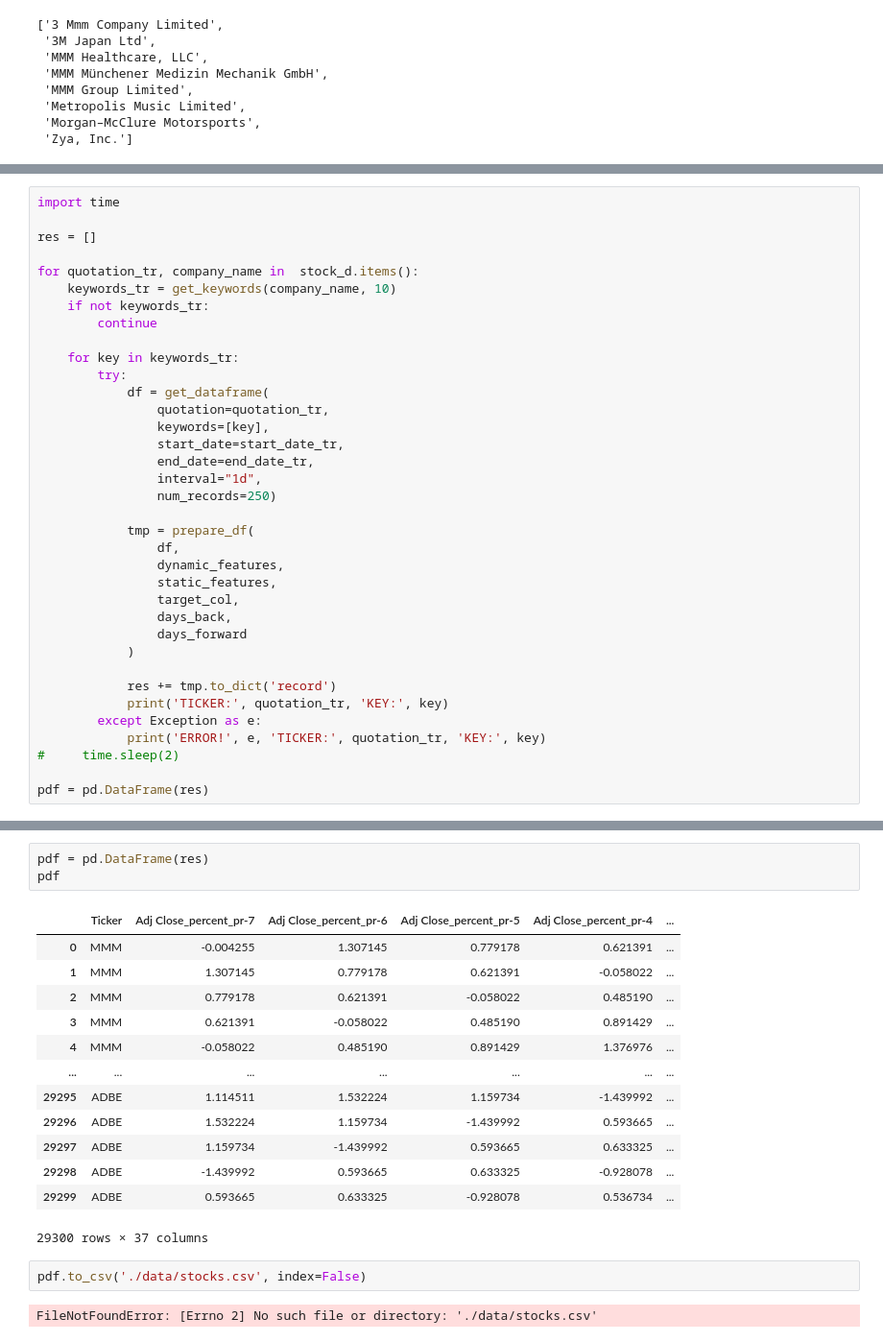
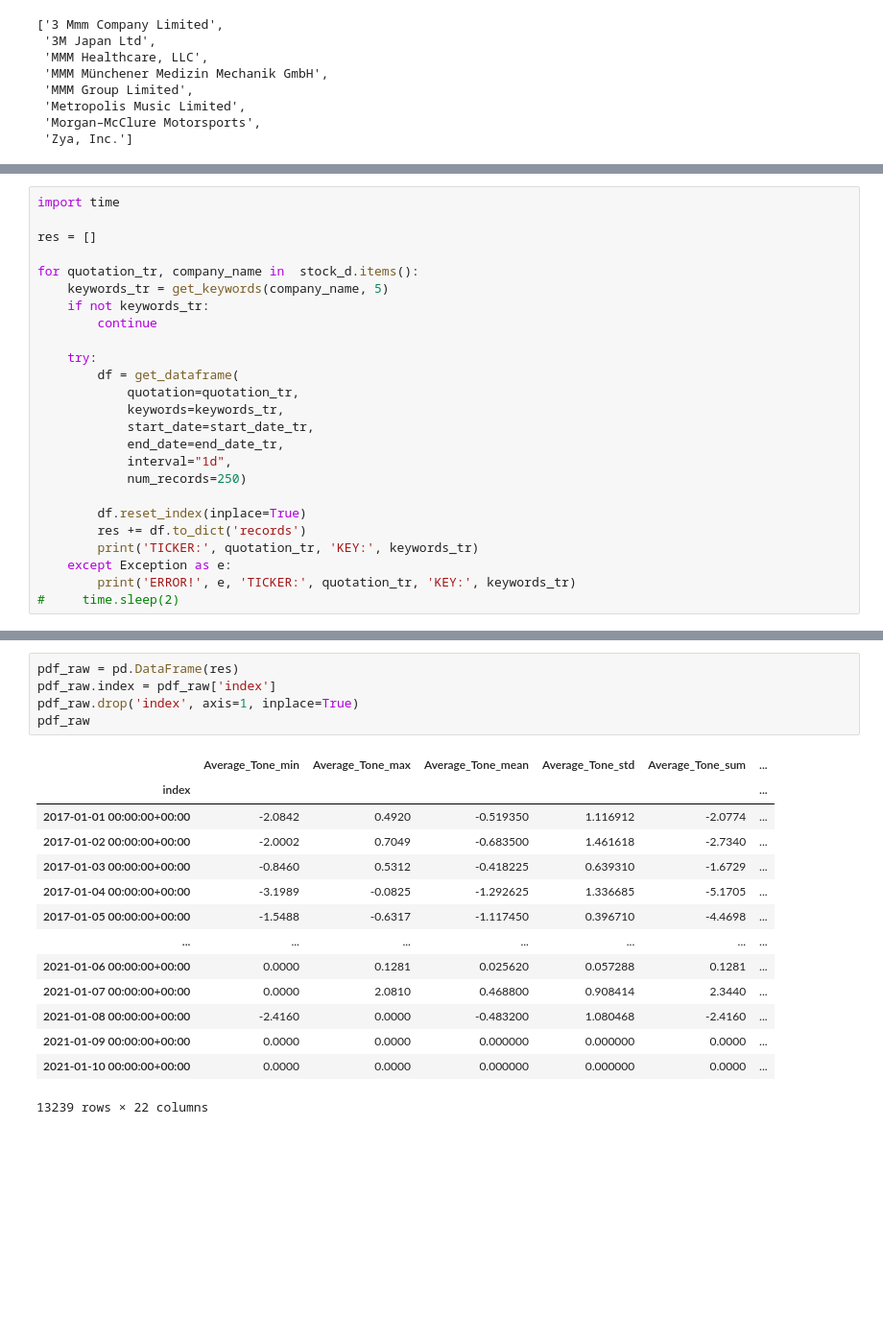
Before and after one commit to comptech-winter-school/stock-news, a Jupyter notebook: DS/catboost_example.ipynb, the cells around one changed output, grey strips where cells are left out. Shown at 96% size. Drawn from its saved outputs; the diff is of its cells as text; blank space fills up the shorter version.

Commit message:
Fixed notebook & upload_data

```diff
--- a/DS/catboost_example.ipynb
+++ b/DS/catboost_example.ipynb
@@ -218,34 +212,23 @@ import time
 res = []
 
 for quotation_tr, company_name in  stock_d.items():
-    keywords_tr = get_keywords(company_name, 10)
+    keywords_tr = get_keywords(company_name, 5)
     if not keywords_tr:
         continue
 
-    for key in keywords_tr:
-        try:
-            df = get_dataframe(
-                quotation=quotation_tr,
-                keywords=[key],
-                start_date=start_date_tr,
-                end_date=end_date_tr,
-                interval="1d",
-                num_records=250)
+    try:
+        df = get_dataframe(
+            quotation=quotation_tr,
+            keywords=keywords_tr,
+            start_date=start_date_tr,
+            end_date=end_date_tr,
+            interval="1d",
+            num_records=250)
 
-            tmp = prepare_df(
-                df,
-                dynamic_features,
-                static_features,
-                target_col,
-                days_back,
-                days_forward
-            )
-
-            res += tmp.to_dict('record')
-            print('TICKER:', quotation_tr, 'KEY:', key)
-        except Exception as e:
-            print('ERROR!', e, 'TICKER:', quotation_tr, 'KEY:', key)
+        df.reset_index(inplace=True)
+        res += df.to_dict('records')
+        print('TICKER:', quotation_tr, 'KEY:', keywords_tr)
+    except Exception as e:
+        print('ERROR!', e, 'TICKER:', quotation_tr, 'KEY:', keywords_tr)
 #     time.sleep(2)
-
-pdf = pd.DataFrame(res)
 # %% [output]
@@ -278,21 +252,20 @@ TICKER: ABT KEY: Vinamilk
-# %%
-pdf = pd.DataFrame(res)
-pdf
-# %% [output]
-|  | Ticker | Adj Close_percent_pr-7 | Adj Close_percent_pr-6 | Adj Close_percent_pr-5 | Adj Close_percent_pr-4 | ... |
-| 0 | MMM | -0.004255 | 1.307145 | 0.779178 | 0.621391 | ... |
-| 1 | MMM | 1.307145 | 0.779178 | 0.621391 | -0.058022 | ... |
-| 2 | MMM | 0.779178 | 0.621391 | -0.058022 | 0.485190 | ... |
-| 3 | MMM | 0.621391 | -0.058022 | 0.485190 | 0.891429 | ... |
-| 4 | MMM | -0.058022 | 0.485190 | 0.891429 | 1.376976 | ... |
-| ... | ... | ... | ... | ... | ... | ... |
-| 29295 | ADBE | 1.114511 | 1.532224 | 1.159734 | -1.439992 | ... |
-| 29296 | ADBE | 1.532224 | 1.159734 | -1.439992 | 0.593665 | ... |
-| 29297 | ADBE | 1.159734 | -1.439992 | 0.593665 | 0.633325 | ... |
-| 29298 | ADBE | -1.439992 | 0.593665 | 0.633325 | -0.928078 | ... |
-| 29299 | ADBE | 0.593665 | 0.633325 | -0.928078 | 0.536734 | ... |
-29300 rows × 37 columns
-# %%
-pdf.to_csv('./data/stocks.csv', index=False)
-# %% [output]
-FileNotFoundError: [Errno 2] No such file or directory: './data/stocks.csv'
+# %%
+pdf_raw = pd.DataFrame(res)
+pdf_raw.index = pdf_raw['index']
+pdf_raw.drop('index', axis=1, inplace=True)
+pdf_raw
+# %% [output]
+|  | Average_Tone_min | Average_Tone_max | Average_Tone_mean | Average_Tone_std | Average_Tone_sum | ... |
+| index |  |  |  |  |  | ... |
+| 2017-01-01 00:00:00+00:00 | -2.0842 | 0.4920 | -0.519350 | 1.116912 | -2.0774 | ... |
+| 2017-01-02 00:00:00+00:00 | -2.0002 | 0.7049 | -0.683500 | 1.461618 | -2.7340 | ... |
+| 2017-01-03 00:00:00+00:00 | -0.8460 | 0.5312 | -0.418225 | 0.639310 | -1.6729 | ... |
+| 2017-01-04 00:00:00+00:00 | -3.1989 | -0.0825 | -1.292625 | 1.336685 | -5.1705 | ... |
+| 2017-01-05 00:00:00+00:00 | -1.5488 | -0.6317 | -1.117450 | 0.396710 | -4.4698 | ... |
+| ... | ... | ... | ... | ... | ... | ... |
+| 2021-01-06 00:00:00+00:00 | 0.0000 | 0.1281 | 0.025620 | 0.057288 | 0.1281 | ... |
+| 2021-01-07 00:00:00+00:00 | 0.0000 | 2.0810 | 0.468800 | 0.908414 | 2.3440 | ... |
+| 2021-01-08 00:00:00+00:00 | -2.4160 | 0.0000 | -0.483200 | 1.080468 | -2.4160 | ... |
+| 2021-01-09 00:00:00+00:00 | 0.0000 | 0.0000 | 0.000000 | 0.000000 | 0.0000 | ... |
+| 2021-01-10 00:00:00+00:00 | 0.0000 | 0.0000 | 0.000000 | 0.000000 | 0.0000 | ... |
+13239 rows × 22 columns
```
Also changed, not shown: parts of 20 cells of this notebook, 2 other files.
